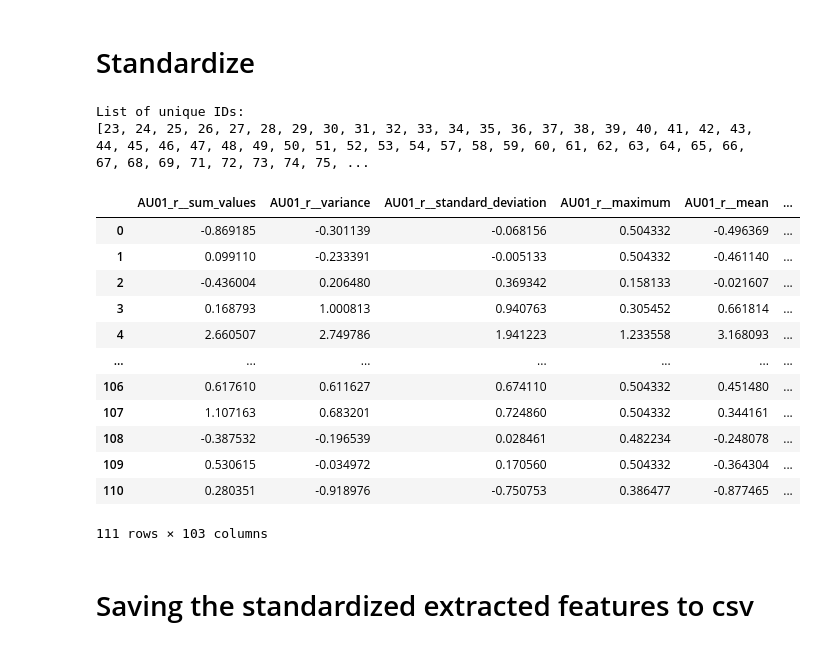
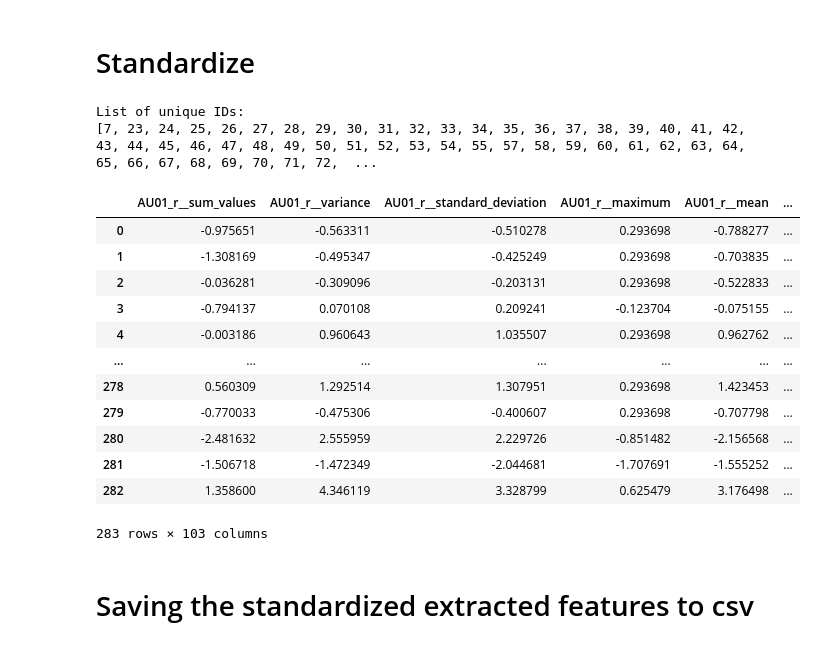
Before and after one commit to DionneSpaltman/predicting_VVR, a Jupyter notebook: processing/03_tsfresh.ipynb, the cells around one changed output. Cells and saved outputs as stored; diff of their text form; code cells hidden in the pictures.

```diff
--- a/processing/03_tsfresh.ipynb
+++ b/processing/03_tsfresh.ipynb
@@ -9,12 +10,12 @@ June 11, 2024:
 # %%
-filepath = '/Users/dionnespaltman/Desktop/V6/filtered_action_units_11-06-2024.csv'
-filtered_action_units = pd.read_csv(filepath, sep=',')
+filepath = '/Users/dionnespaltman/Desktop/V6/action_units_11-06-2024.csv'
+action_units = pd.read_csv(filepath, sep=',')
 
-if 'Unnamed: 0' in filtered_action_units.columns:
-    filtered_action_units.drop(columns=['Unnamed: 0'], inplace=True)
-if 'Unnamed: 0.1' in filtered_action_units.columns:
-    filtered_action_units.drop(columns=['Unnamed: 0.1'], inplace=True)
+if 'Unnamed: 0' in action_units.columns:
+    action_units.drop(columns=['Unnamed: 0'], inplace=True)
+if 'Unnamed: 0.1' in action_units.columns:
+    action_units.drop(columns=['Unnamed: 0.1'], inplace=True)
 
-display(filtered_action_units)
+display(action_units)
 # %% [output]
 |  | Frame | Face_id | Confidence | Success | AU01_r | AU02_r | AU04_r | AU05_r | AU06_r | AU07_r | ... | ... |
@@ -67,7 +68,7 @@ print(list(filtered_action_units.columns))
 # %% [output]
 ['Frame', 'Face_id', 'Confidence', 'Success', 'AU01_r', 'AU02_r', 'AU04_r', 'AU05_r', 'AU06_r', 'AU07_r', 'AU09_r', 'AU10_r', 'AU12_r', 'AU14_r', 'AU15_r', 'AU17_r', 'AU20_r', 'AU23_r', 'AU25_r', 'AU2 ...
 # %%
-au_long_format = pd.melt(filtered_action_units, id_vars=['ID', 'Frame'],
+au_long_format = pd.melt(action_units, id_vars=['ID', 'Frame'],
                                    var_name='Measurement', value_name='Value',
                                    value_vars=['AU01_r', 'AU02_r', 'AU04_r', 'AU05_r', 'AU06_r', 'AU07_r', 'AU09_r',
                                                'AU10_r', 'AU12_r', 'AU14_r', 'AU15_r', 'AU17_r', 'AU20_r', 'AU23_r',
@@ -137,7 +140,7 @@ settings = {
 }
 
 # Extract features
-extracted_features_au = extract_features(
+extracted_features = extract_features(
     au_long_format,
     column_id='ID',  # Identifies the time series
     column_sort='Frame',  # Orders the time points
@@ -146,10 +149,10 @@ extracted_features_au = extract_features(
     default_fc_parameters=settings
 )
 # %%
-num_unique_ids = extracted_features_au.index.nunique()
-extracted_features_au['ID'] = extracted_features_au.index
+num_unique_ids = extracted_features.index.nunique()
+extracted_features['ID'] = extracted_features.index
 
 print(num_unique_ids)
 
-display(extracted_features_au)
+display(extracted_features)
 # %% [output]
@@ -175,51 +178,51 @@ extracted_features_au.to_csv('/Users/dionnespaltman/Desktop/V6/extracted_feature
 # Standardize
 # %%
 # Get the unique IDs from the index
-unique_ids = extracted_features_au.index.unique().tolist()
+unique_ids = extracted_features.index.unique().tolist()
 
 # Print the list of unique IDs
 print("List of unique IDs:")
 print(unique_ids)
 # %% [output]
 List of unique IDs:
-[23, 24, 25, 26, 27, 28, 29, 30, 31, 32, 33, 34, 35, 36, 37, 38, 39, 40, 41, 42, 43, 44, 45, 46, 47, 48, 49, 50, 51, 52, 53, 54, 57, 58, 59, 60, 61, 62, 63, 64, 65, 66, 67, 68, 69, 71, 72, 73, 74, 75, ...
+[7, 23, 24, 25, 26, 27, 28, 29, 30, 31, 32, 33, 34, 35, 36, 37, 38, 39, 40, 41, 42, 43, 44, 45, 46, 47, 48, 49, 50, 51, 52, 53, 54, 55, 57, 58, 59, 60, 61, 62, 63, 64, 65, 66, 67, 68, 69, 70, 71, 72,  ...
 # %%
 from sklearn.preprocessing import StandardScaler
 
 # Exclude the 'ID' column from scaling
-columns_to_scale = extracted_features_au.columns.drop('ID')
+columns_to_scale = extracted_features.columns.drop('ID')
 
 # Extract the 'ID' column
-id_column = list(extracted_features_au['ID'])
+id_column = list(extracted_features['ID'])
 # print(id_column)
 
 # Scale the data
 scaler = StandardScaler()
-scaler.fit(extracted_features_au[columns_to_scale])
-scaled_data = scaler.transform(extracted_features_au[columns_to_scale])
+scaler.fit(extracted_features[columns_to_scale])
+scaled_data = scaler.transform(extracted_features[columns_to_scale])
 
 # Create a DataFrame with the scaled data
-extracted_features_au_standardized = pd.DataFrame(scaled_data, columns=columns_to_scale)
+extracted_features_standardized = pd.DataFrame(scaled_data, columns=columns_to_scale)
 
 # Add the 'ID' column back to the DataFrame
-extracted_features_au_standardized['ID'] = id_column
+extracted_features_standardized['ID'] = id_column
 
 # Display the standardized DataFrame
-display(extracted_features_au_standardized)
+display(extracted_features_standardized)
 # %% [output]
 |  | AU01_r__sum_values | AU01_r__variance | AU01_r__standard_deviation | AU01_r__maximum | AU01_r__mean | ... |
-| 0 | -0.869185 | -0.301139 | -0.068156 | 0.504332 | -0.496369 | ... |
-| 1 | 0.099110 | -0.233391 | -0.005133 | 0.504332 | -0.461140 | ... |
-| 2 | -0.436004 | 0.206480 | 0.369342 | 0.158133 | -0.021607 | ... |
-| 3 | 0.168793 | 1.000813 | 0.940763 | 0.305452 | 0.661814 | ... |
-| 4 | 2.660507 | 2.749786 | 1.941223 | 1.233558 | 3.168093 | ... |
+| 0 | -0.975651 | -0.563311 | -0.510278 | 0.293698 | -0.788277 | ... |
+| 1 | -1.308169 | -0.495347 | -0.425249 | 0.293698 | -0.703835 | ... |
+| 2 | -0.036281 | -0.309096 | -0.203131 | 0.293698 | -0.522833 | ... |
+| 3 | -0.794137 | 0.070108 | 0.209241 | -0.123704 | -0.075155 | ... |
+| 4 | -0.003186 | 0.960643 | 1.035507 | 0.293698 | 0.962762 | ... |
 | ... | ... | ... | ... | ... | ... | ... |
-| 106 | 0.617610 | 0.611627 | 0.674110 | 0.504332 | 0.451480 | ... |
-| 107 | 1.107163 | 0.683201 | 0.724860 | 0.504332 | 0.344161 | ... |
-| 108 | -0.387532 | -0.196539 | 0.028461 | 0.482234 | -0.248078 | ... |
-| 109 | 0.530615 | -0.034972 | 0.170560 | 0.504332 | -0.364304 | ... |
-| 110 | 0.280351 | -0.918976 | -0.750753 | 0.386477 | -0.877465 | ... |
+| 278 | 0.560309 | 1.292514 | 1.307951 | 0.293698 | 1.423453 | ... |
+| 279 | -0.770033 | -0.475306 | -0.400607 | 0.293698 | -0.707798 | ... |
+| 280 | -2.481632 | 2.555959 | 2.229726 | -0.851482 | -2.156568 | ... |
+| 281 | -1.506718 | -1.472349 | -2.044681 | -1.707691 | -1.555252 | ... |
+| 282 | 1.358600 | 4.346119 | 3.328799 | 0.625479 | 3.176498 | ... |
-111 rows × 103 columns
+283 rows × 103 columns
 # %% [markdown]
 # Saving the standardized extracted features to csv
 # %%
```
Also changed, not shown: parts of 11 cells of this notebook.
